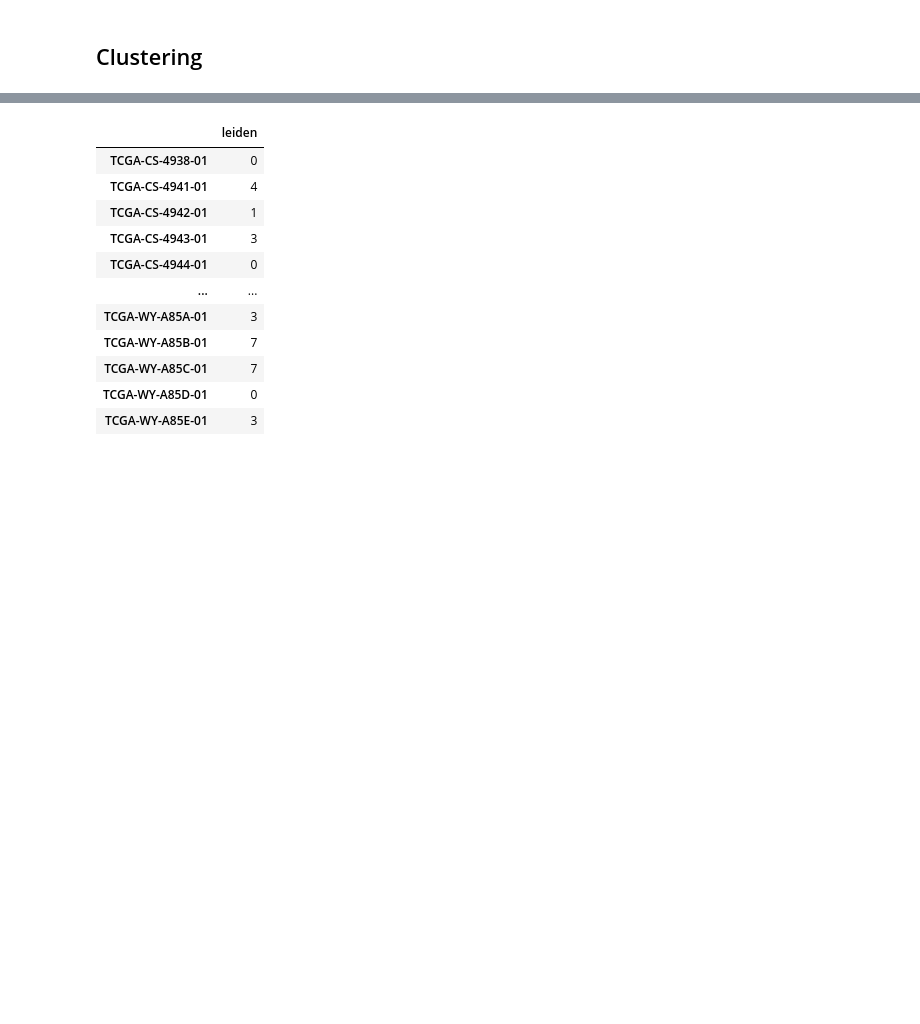
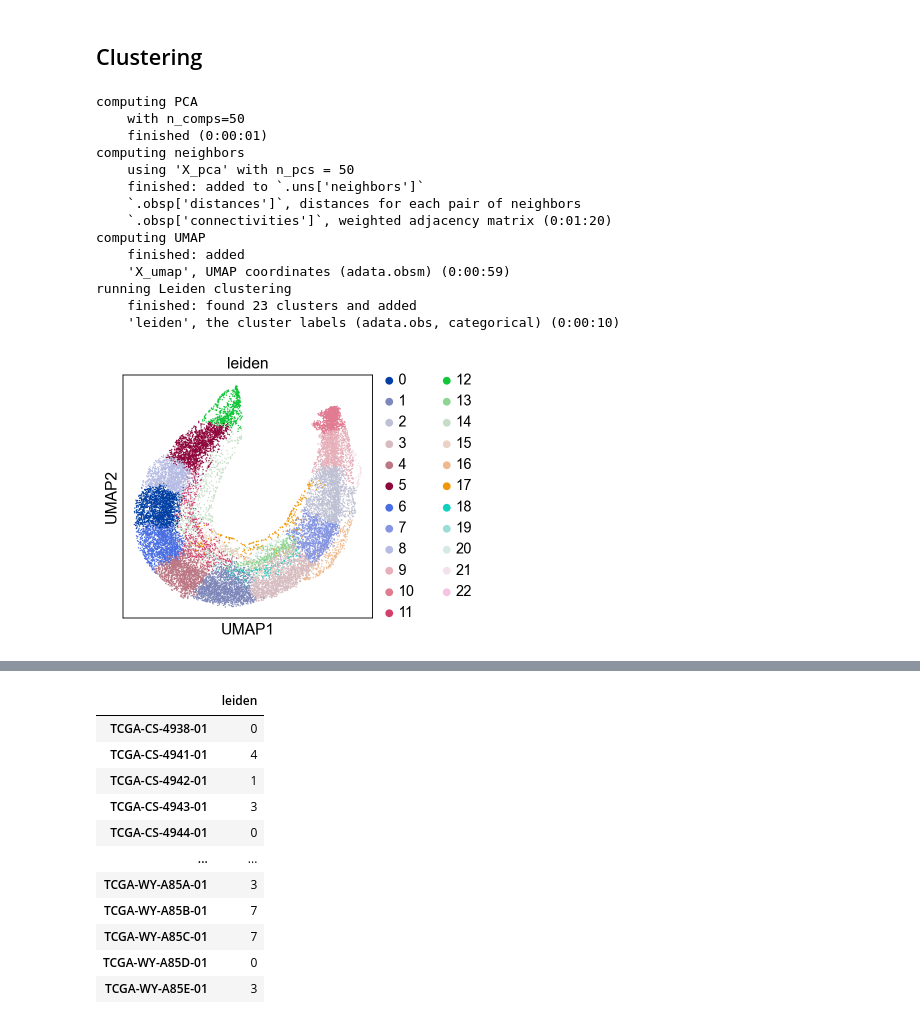
Before and after one commit to qmss5052/msk-2023, a Jupyter notebook: Survival analysis_ede2110.ipynb, the cells around one changed output, grey strips where cells are left out. Saved outputs shown, nothing was run; the diff lists cells and outputs as text; code cells hidden in the pictures; blank space fills up the shorter version.

```diff
--- a/Survival analysis_ede2110.ipynb
+++ b/Survival analysis_ede2110.ipynb
@@ -131,6 +131,31 @@ normalizing counts per cell
 [figure]
 # %% [markdown]
 ## Clustering
+# %%
+''' gene cluster'''
+
+adata_gene = sc.AnnData(df_clean_1.transpose())
+sc.tl.pca(adata_gene, n_comps=50)
+sc.pp.neighbors(adata_gene)
+sc.tl.umap(adata_gene)
+sc.tl.leiden(adata_gene)
+sc.pl.umap(adata_gene, color='leiden')
+# %% [output]
+computing PCA
+    with n_comps=50
+    finished (0:00:01)
+computing neighbors
+    using 'X_pca' with n_pcs = 50
+    finished: added to `.uns['neighbors']`
+    `.obsp['distances']`, distances for each pair of neighbors
+    `.obsp['connectivities']`, weighted adjacency matrix (0:01:20)
+computing UMAP
+    finished: added
+    'X_umap', UMAP coordinates (adata.obsm) (0:00:59)
+running Leiden clustering
+    finished: found 23 clusters and added
+    'leiden', the cluster labels (adata.obs, categorical) (0:00:10)
+[figure, added]
 # %%
 sc.tl.pca(adata, n_comps=50)
 sc.pp.neighbors(adata)
```
Also changed, not shown: parts of 2 cells of this notebook.
